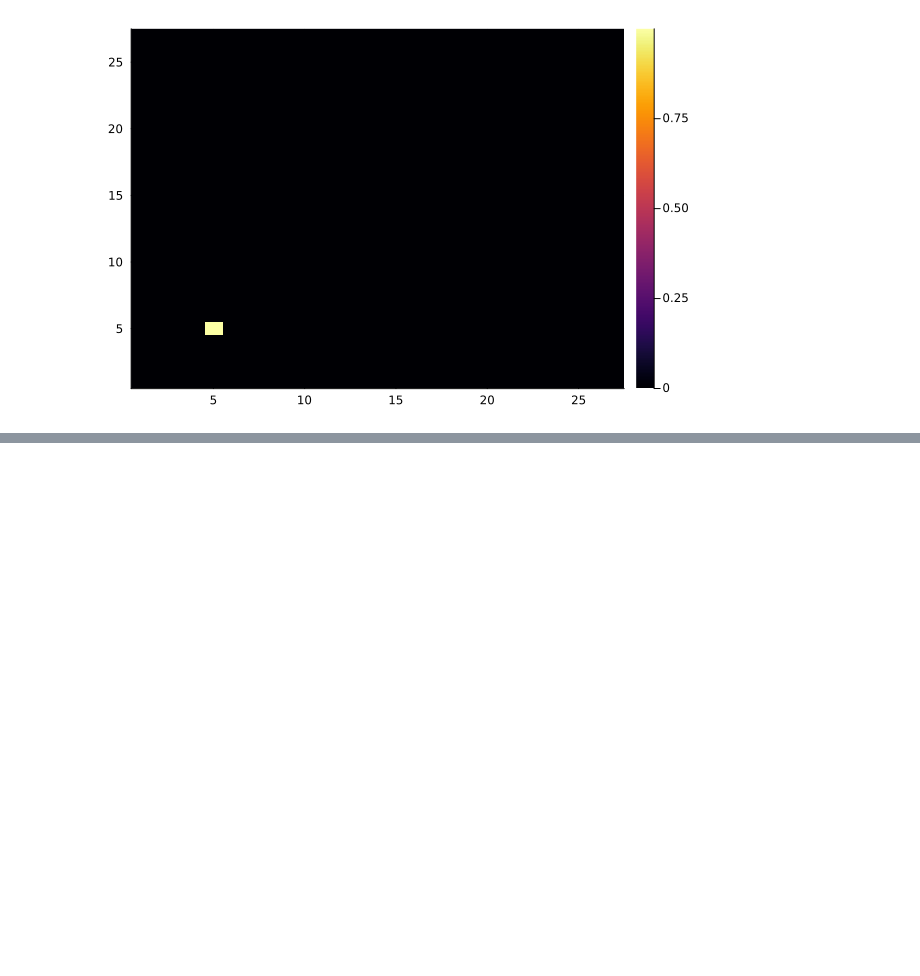
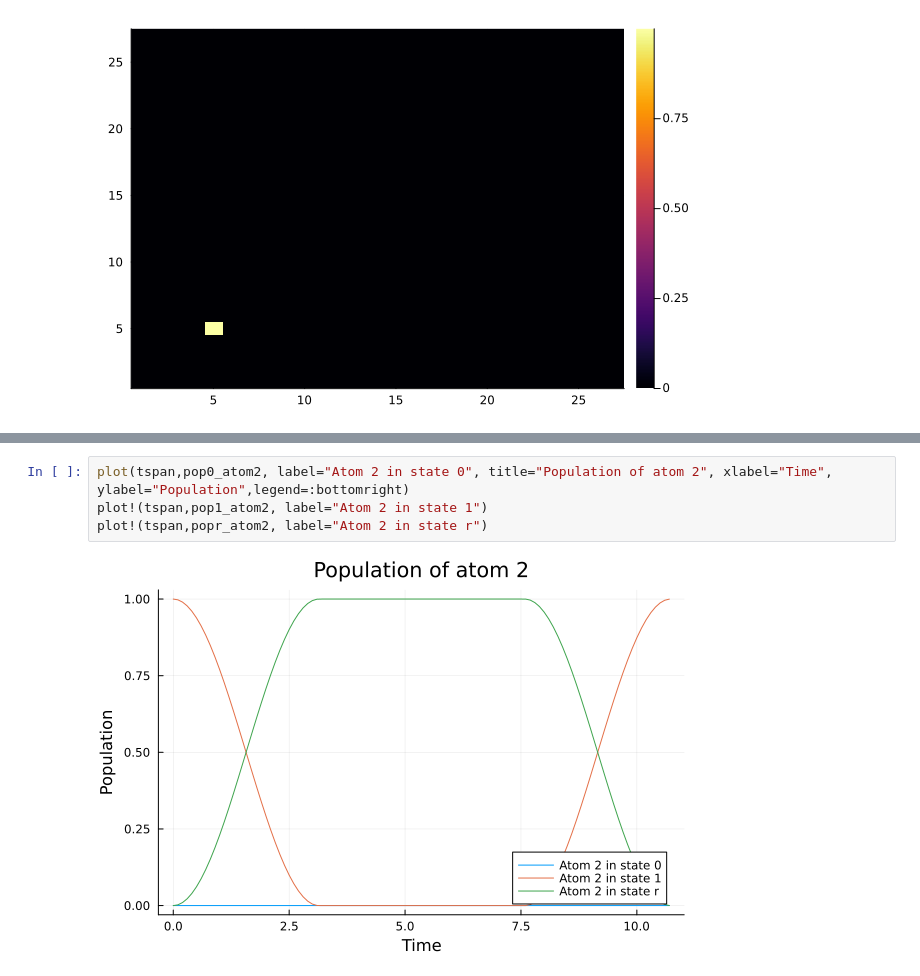
Before and after one commit to Ak-ash22/rydberg_qec, a Jupyter notebook: codework/phaseflip_code/blah_3level.ipynb, the cells around one changed output, grey strips where cells are left out. Drawn from its saved outputs; the diff is of its cells as text; blank space fills up the shorter version.

```diff
--- a/codework/phaseflip_code/blah_3level.ipynb
+++ b/codework/phaseflip_code/blah_3level.ipynb
@@ -552,0 +719,6 @@ display(heatmap(real.(sol[end].data)))
+# %%
+plot(tspan,pop0_atom2, label="Atom 2 in state 0", title="Population of atom 2", xlabel="Time", ylabel="Population",legend=:bottomright)
+plot!(tspan,pop1_atom2, label="Atom 2 in state 1")
+plot!(tspan,popr_atom2, label="Atom 2 in state r")
+# %% [output]
+[figure, added]
```
Also changed, not shown: parts of 9 cells of this notebook.
